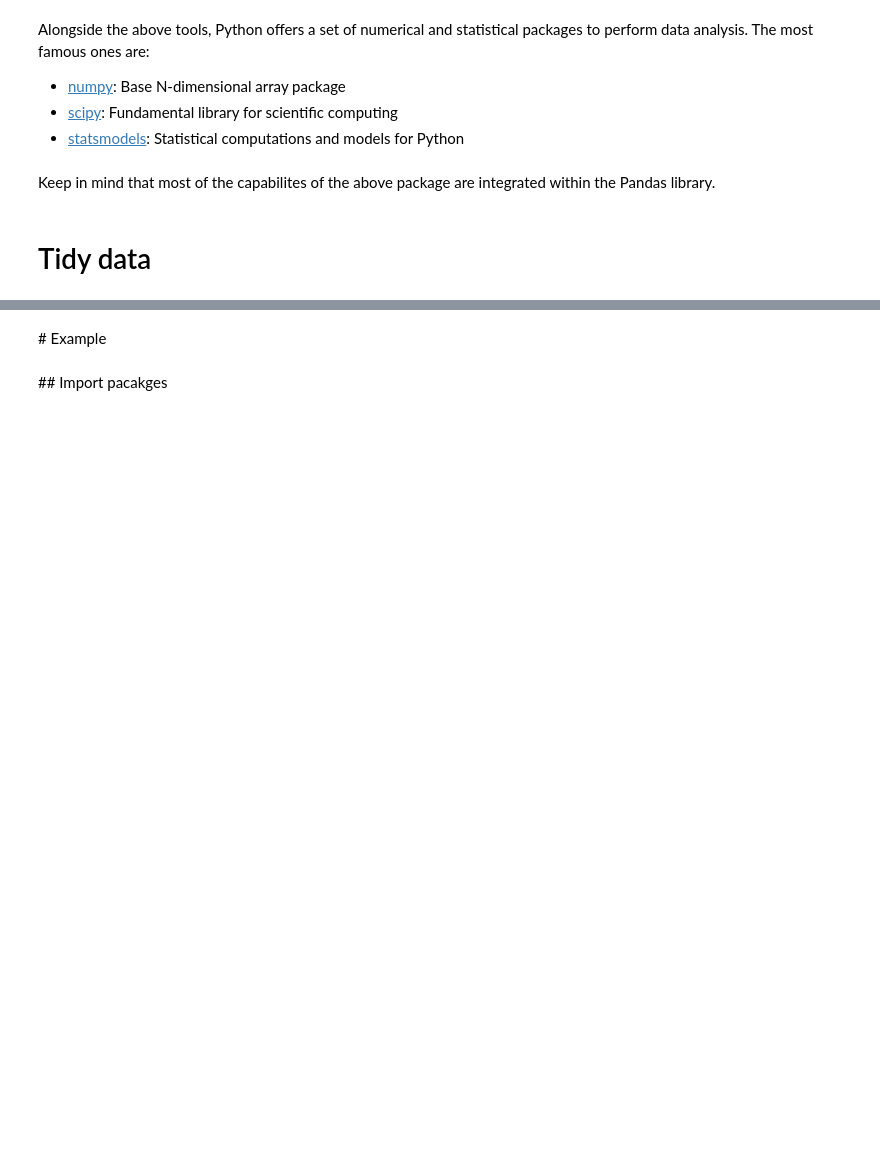
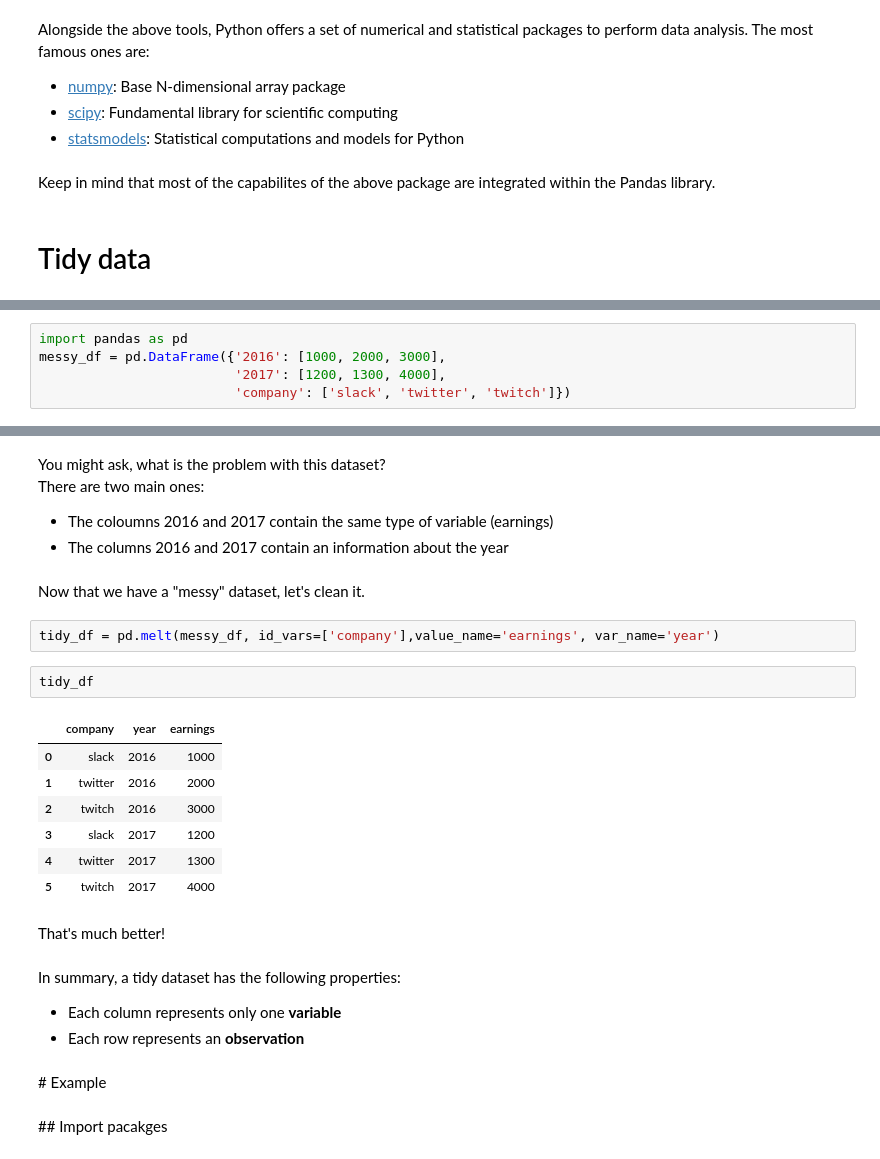
Before and after one commit to yassineAlouini/first-steps-data-science, a Jupyter notebook: first_steps_in_data_science.ipynb, the cells around one changed output, grey strips where cells are left out. Saved outputs shown, nothing was run; the diff lists cells and outputs as text; blank space fills up the shorter version.

```diff
--- a/first_steps_in_data_science.ipynb
+++ b/first_steps_in_data_science.ipynb
@@ -37,0 +46,5 @@ This is a very important concept when doing data science
+# %%
+import pandas as pd
+messy_df = pd.DataFrame({'2016': [1000, 2000, 3000],
+                         '2017': [1200, 1300, 4000],
+                         'company': ['slack', 'twitter', 'twitch']})
@@ -38,3 +60,30 @@ This is a very important concept when doing data science
+# %% [markdown]
+You might ask, what is the problem with this dataset? <br>
+There are two main ones:
+
+* The coloumns 2016 and 2017 contain the same type of variable (earnings)
+* The columns 2016 and 2017 contain an information about the year
+# %% [markdown]
+Now that we have a "messy" dataset, let's clean it.
+# %%
+tidy_df = pd.melt(messy_df, id_vars=['company'],value_name='earnings', var_name='year')
+# %%
+tidy_df
+# %% [output]
+|  | company | year | earnings |
+| 0 | slack | 2016 | 1000 |
+| 1 | twitter | 2016 | 2000 |
+| 2 | twitch | 2016 | 3000 |
+| 3 | slack | 2017 | 1200 |
+| 4 | twitter | 2017 | 1300 |
+| 5 | twitch | 2017 | 4000 |
+# %% [markdown]
+That's much better! <br>
+# %% [markdown]
+In summary, a tidy dataset has the following properties:
+
+* Each column represents only one **variable**
+* Each row represents an **observation**
 # %% [markdown]
 # Example
 # %% [markdown]
```
Also changed, not shown: parts of 13 cells of this notebook, 3 other files.
